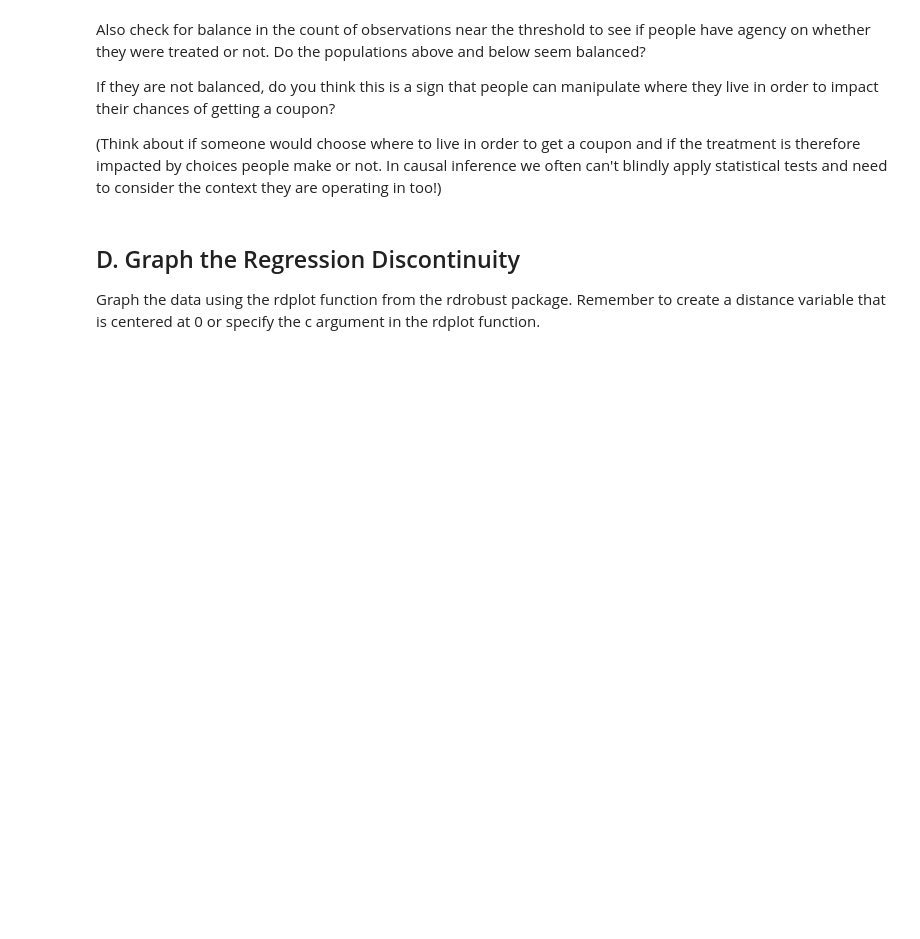
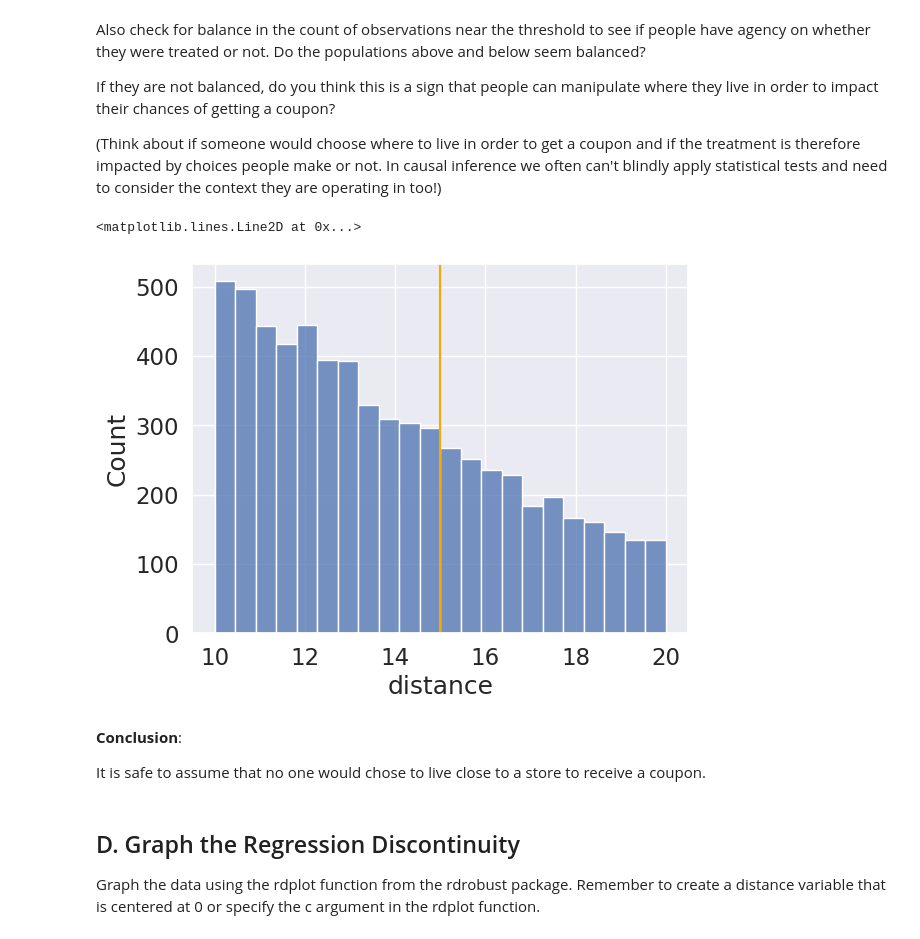
Before and after one commit to rctruta/Causal-Inference, a Jupyter notebook: Causal_Inference_for_DS_project2.ipynb, the cells around one changed output. Cells and saved outputs as stored; diff of their text form; code cells hidden in the pictures; blank space fills up the shorter version.

```diff
--- a/Causal_Inference_for_DS_project2.ipynb
+++ b/Causal_Inference_for_DS_project2.ipynb
@@ -507,8 +562,15 @@ If they are not balanced, do you think this is a sign that people can manipulate
 (Think about if someone would choose where to live in order to get a coupon and if the treatment is therefore impacted by choices people make or not. In causal inference we often can't blindly apply statistical tests and need to consider the context they are operating in too!)
 # %%
 # TODO: check for observation balance above and below threshold (sns.histplot may be useful)
-# sns.histplot(df_rdd['distance'])
-# plt.axvline(x = 15, color = 'orange', linestyle = '-')
+sns.histplot(df_rdd['distance'])
+plt.axvline(x = 15, color = 'orange', linestyle = '-')
+# %% [output]
+<matplotlib.lines.Line2D at 0x...>
+[figure, added]
+# %% [markdown]
+**Conclusion**:
+
+It is safe to assume that no one would chose to live close to a store to receive a coupon.
 # %% [markdown]
 ## D. Graph the Regression Discontinuity
 
```
Also changed, not shown: parts of 27 cells of this notebook.
